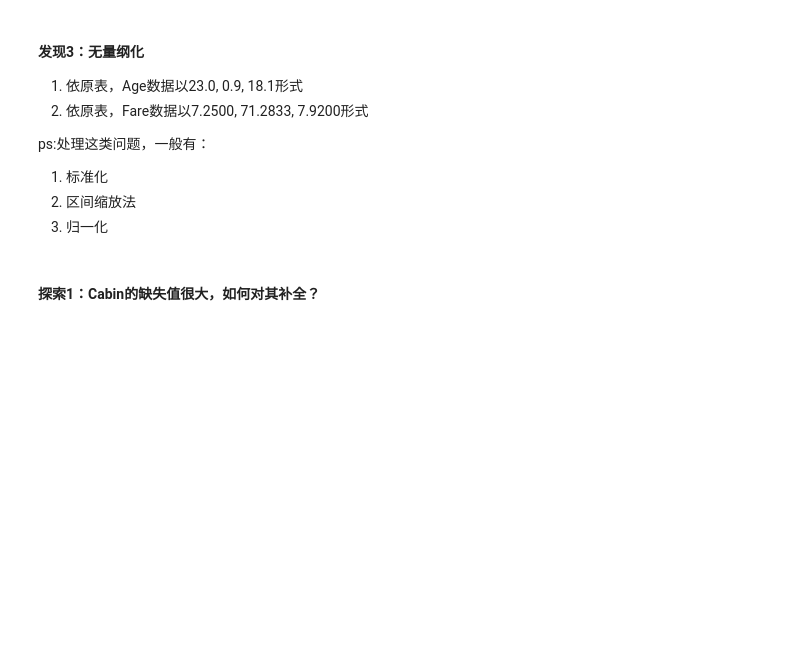
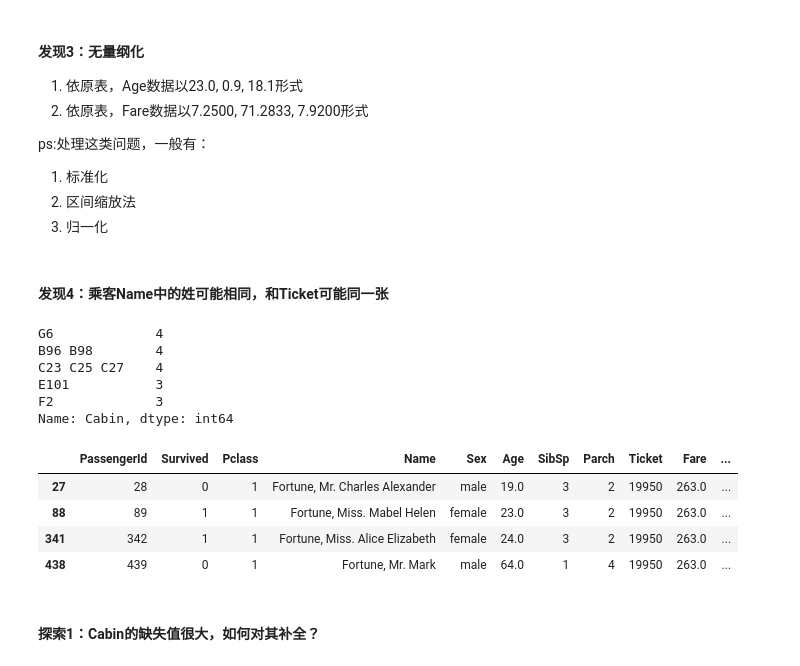
Before and after one commit to JunDaTang/try-kaggle, a Jupyter notebook: Titanic/titanic.ipynb, the cells around one changed output. Cells and saved outputs as stored; diff of their text form; code cells hidden in the pictures; blank space fills up the shorter version.

```diff
--- a/Titanic/titanic.ipynb
+++ b/Titanic/titanic.ipynb
@@ -133,6 +133,25 @@ ps:处理这类问题，一般有：
 1. 标准化
 2. 区间缩放法
 3. 归一化
+# %% [markdown]
+#### 发现4：乘客Name中的姓可能相同，和Ticket可能同一张
+# %%
+df.Cabin.value_counts()[0:5]
+# %% [output]
+G6             4
+B96 B98        4
+C23 C25 C27    4
+E101           3
+F2             3
+Name: Cabin, dtype: int64
+# %%
+df[df.Cabin == "C23 C25 C27"]
+# %% [output]
+|  | PassengerId | Survived | Pclass | Name | Sex | Age | SibSp | Parch | Ticket | Fare | ... |
+| 27 | 28 | 0 | 1 | Fortune, Mr. Charles Alexander | male | 19.0 | 3 | 2 | 19950 | 263.0 | ... |
+| 88 | 89 | 1 | 1 | Fortune, Miss. Mabel Helen | female | 23.0 | 3 | 2 | 19950 | 263.0 | ... |
+| 341 | 342 | 1 | 1 | Fortune, Miss. Alice Elizabeth | female | 24.0 | 3 | 2 | 19950 | 263.0 | ... |
+| 438 | 439 | 0 | 1 | Fortune, Mr. Mark | male | 64.0 | 1 | 4 | 19950 | 263.0 | ... |
 # %% [markdown]
 #### 探索1：Cabin的缺失值很大，如何对其补全？
 # %% [markdown]
```
Also changed, not shown: parts of 19 cells of this notebook.
